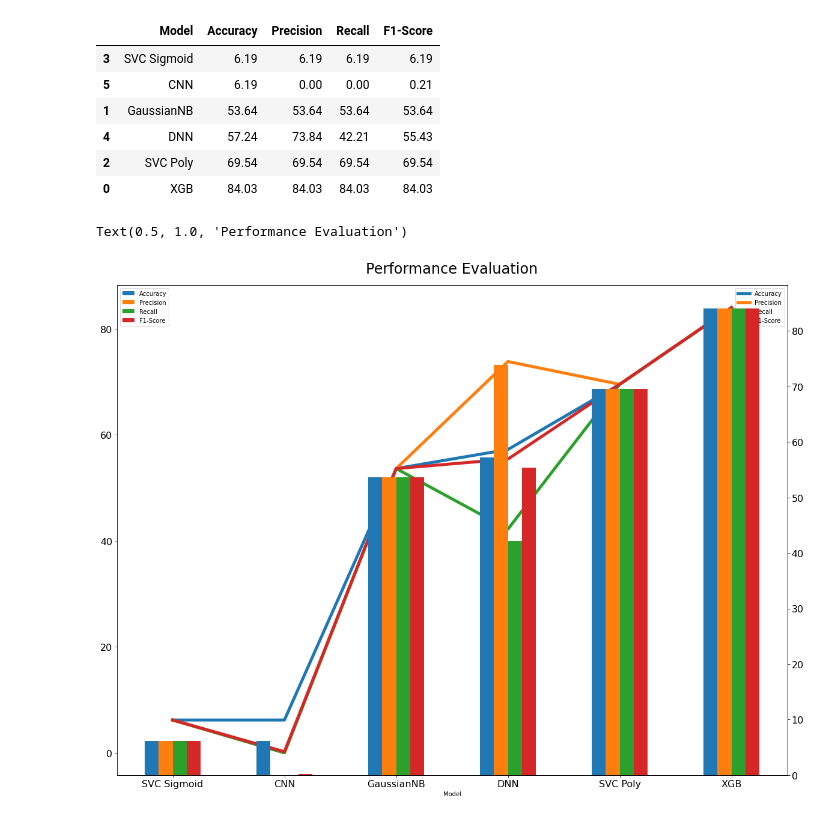
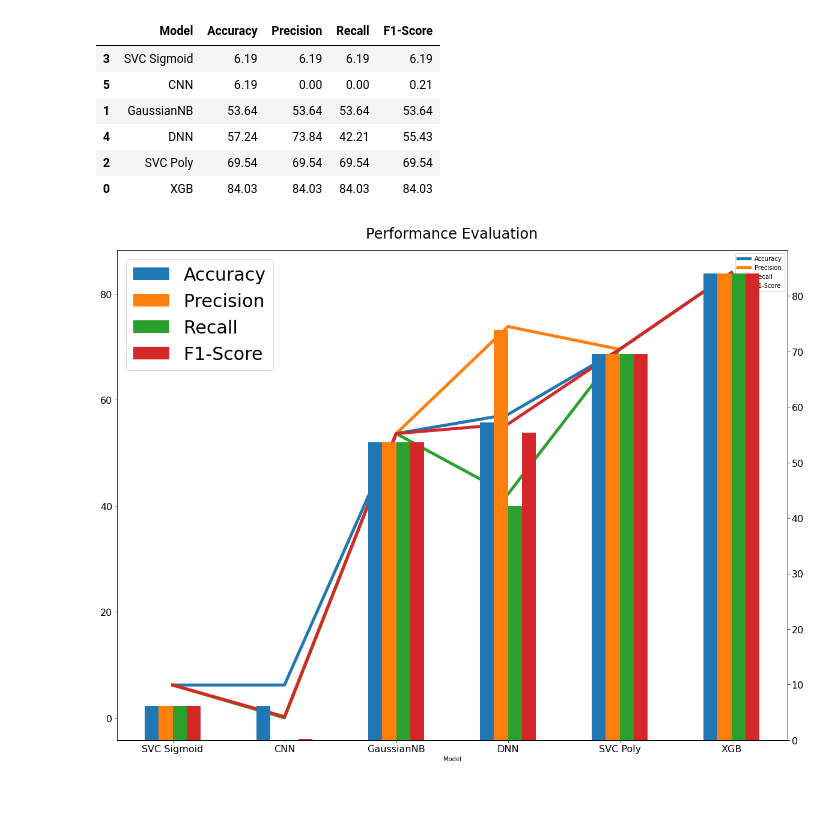
Before and after one commit to Sakibapon/IndoorLocalaization, a Jupyter notebook: indoor-localization-without-filtering.ipynb, the cells around one changed output. Cells and saved outputs as stored; diff of their text form; code cells hidden in the pictures.

```diff
--- a/indoor-localization-without-filtering.ipynb
+++ b/indoor-localization-without-filtering.ipynb
@@ -316,10 +316,9 @@ df
 # %%
 ax1 = df.plot(x='Model',figsize=(20,15),linewidth=5,kind='line',legend=True, fontsize=16)
 ax2 = ax1.twinx()
 ax3 = df.plot(x='Model',figsize=(20,15),kind='bar',legend=True, ax=ax2, fontsize=16)
 ax3.set_title("Performance Evaluation", pad=20, fontdict={'fontsize':24})
-#ax3.legend(loc=2, fontsize = 30);
+ax3.legend(loc= 2, fontsize = 30);
 #ax3.set_ylabel('',fontdict={'fontsize':24})
 # %% [output]
-Text(0.5, 1.0, 'Performance Evaluation')
-[figure, old version]
+[figure, new version]
```
